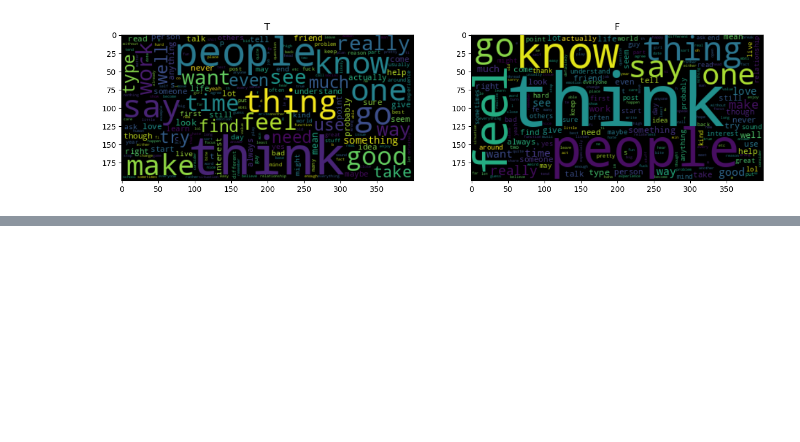
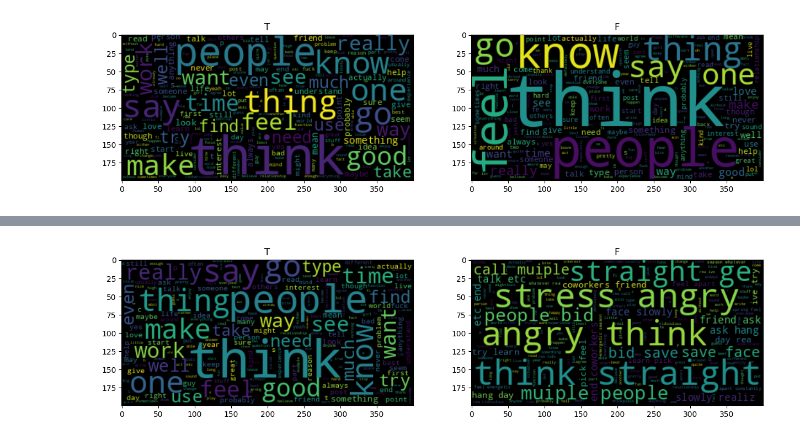
Before and after one commit to nanac0n/2024ML_Are_U_T, a Jupyter notebook: data/data_predefine.ipynb, the cells around one changed output, grey strips where cells are left out. Saved outputs shown, nothing was run; the diff lists cells and outputs as text; code cells hidden in the pictures; blank space fills up the shorter version.

Commit message:
update: smote

```diff
--- a/data/data_predefine.ipynb
+++ b/data/data_predefine.ipynb
@@ -430,11 +430,11 @@ _ = plt.axis("off")
 # %% [output]
 [figure]
 # %%
-fig, ax = plt.subplots(1, 2, sharex=True, figsize=(15, 5))  # figsize 변경
+fig, ax = plt.subplots(1, 2, sharex=True, figsize=(15, 5))
 k = 0
 for i in df['type'].unique():
-    data_4 = df[df['type'] == i]
-    wordcloud = WordCloud(max_words=1628, relative_scaling=1, normalize_plurals=False).generate(data_4['posts'].to_string())
+    tmp = df[df['type'] == i]
+    wordcloud = WordCloud(max_words=1628, relative_scaling=1, normalize_plurals=False).generate(tmp['posts'].to_string())
     ax[k].imshow(wordcloud, interpolation='bilinear')
     ax[k].set_title(i)
     ax[k].axis("on")
@@ -471,0 +459,20 @@ df.to_csv('data_merge.csv')
+# %%
+import sklearn
+from imblearn.over_sampling import SMOTE
+
+# SMOTE 적용
+smote = SMOTE(random_state=42)
+X_resampled, y_resampled = smote.fit_resample(encoded_X, encoded_y)
+# %%
+# 인코딩한 변수들을 다시 문자열로 디코딩하는 함수 정의
+def text_inverse_transform_X(encoded_data, encoder):
+    decoded_data = encoder.inverse_transform(encoded_data)
+    return decoded_data
+
+def text_inverse_transform_y(encoded_data, encoder):
+    decoded_data = encoder.inverse_transform(encoded_data)
+    return decoded_data
+
+# 예측 변수, 설명 변수 디코딩
+X_data = text_inverse_transform_X(X_resampled, encoder_X)
+y_data = text_inverse_transform_y(y_resampled, encoder_y)
@@ -471,0 +483,6 @@ df.to_csv('data_merge.csv')
+# %%
+data = pd.DataFrame(X_data, columns=['posts'])
+data['type'] = y_data
+data.head()
+
+plot_num_posts_by_type("SMOTE 데이터 분포", data)
@@ -471,0 +491,13 @@ df.to_csv('data_merge.csv')
+# %%
+fig, ax = plt.subplots(1, 2, sharex=True, figsize=(15, 5))
+k = 0
+for i in data['type'].unique():
+    tmp = data[data['type'] == i]
+    wordcloud = WordCloud(max_words=1628, relative_scaling=1, normalize_plurals=False).generate(tmp['posts'].to_string())
+    ax[k].imshow(wordcloud, interpolation='bilinear')
+    ax[k].set_title(i)
+    ax[k].axis("on")
+    k += 1
+plt.show()
+# %% [output]
+[figure, added]
```
Also changed, not shown: parts of 6 cells of this notebook.
